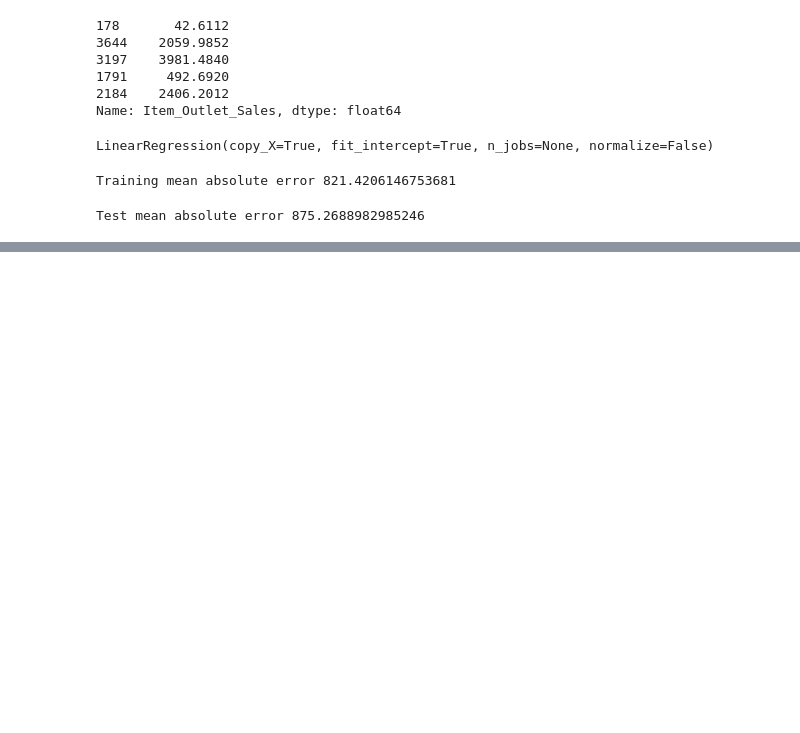
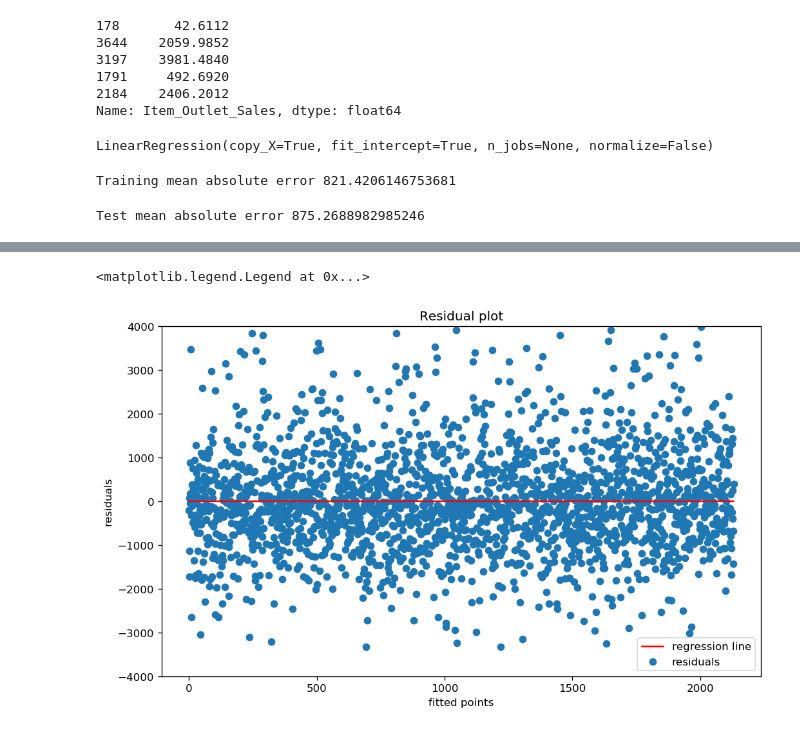
Before and after one commit to Jay952/Machine_Learning_Using_Python, a Jupyter notebook: Linear Regression/Untitled.ipynb, the cells around one changed output, grey strips where cells are left out. Saved outputs shown, nothing was run; the diff lists cells and outputs as text; code cells hidden in the pictures; blank space fills up the shorter version.

Commit message:
linear regression added

```diff
--- a/Linear Regression/Untitled.ipynb
+++ b/Linear Regression/Untitled.ipynb
@@ -76,0 +103,4 @@ Test mean absolute error 875.2688982985246
+# %%
+residuals = pd.DataFrame({'fitted values': test_y, 'predicted values':test_predict})
+residuals['residuals'] = residuals['fitted values'] - residuals['predicted values']
+residuals.head()
@@ -76,0 +114,14 @@ Test mean absolute error 875.2688982985246
+# %%
+plt.figure(figsize = (10,6), dpi =120, facecolor='w', edgecolor = 'b')
+f = range(0,2131)
+k = [0 for i in range(0,2131)]
+plt.scatter( f, residuals.residuals[:], label = 'residuals')
+plt.plot(f,k,color = 'red', label = 'regression line')
+plt.xlabel('fitted points')
+plt.ylabel('residuals')
+plt.title('Residual plot')
+plt.ylim(-4000,4000)
+plt.legend()
+# %% [output]
+<matplotlib.legend.Legend at 0x...>
+[figure, added]
```
Also changed, not shown: parts of 3 cells of this notebook.
